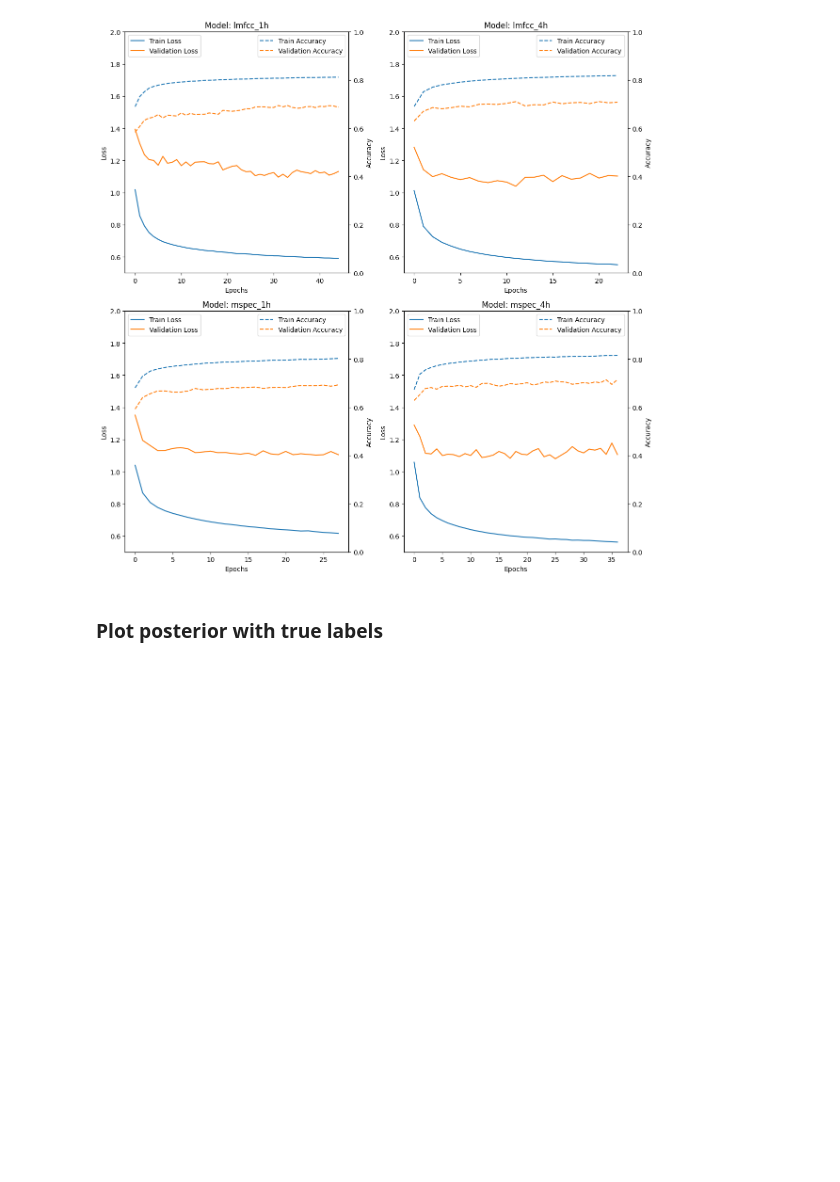
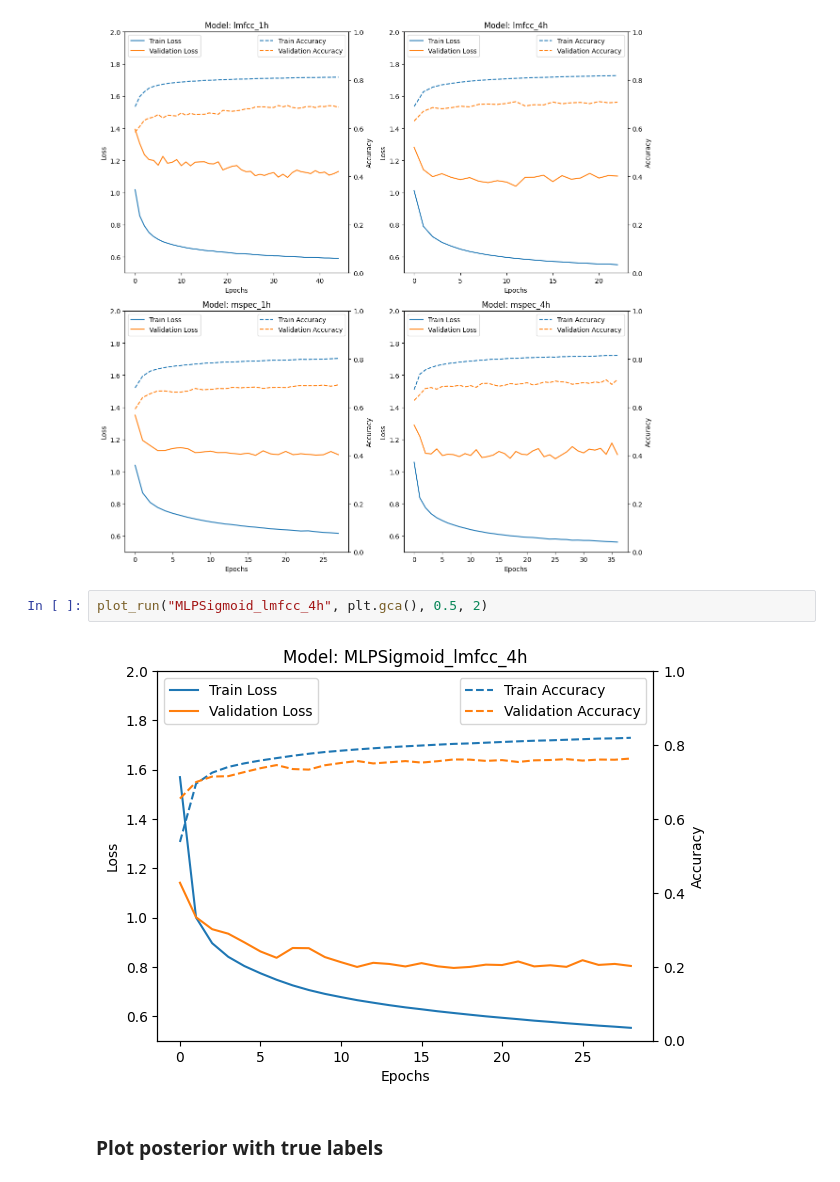
Before and after one commit to celdot/Speech_Speaker_Recognition, a Jupyter notebook: Assignements/lab3/lab3.ipynb, the cells around one changed output. Drawn from its saved outputs; the diff is of its cells as text; blank space fills up the shorter version.

```diff
--- a/Assignements/lab3/lab3.ipynb
+++ b/Assignements/lab3/lab3.ipynb
@@ -593,6 +594,10 @@ plt.tight_layout()
 plt.show()
 # %% [output]
 [figure]
+# %%
+plot_run("MLPSigmoid_lmfcc_4h", plt.gca(), 0.5, 2)
+# %% [output]
+[figure, added]
 # %% [markdown]
 ### Plot posterior with true labels
 # %%
```
Also changed, not shown: parts of 3 cells of this notebook, 3 other files.
